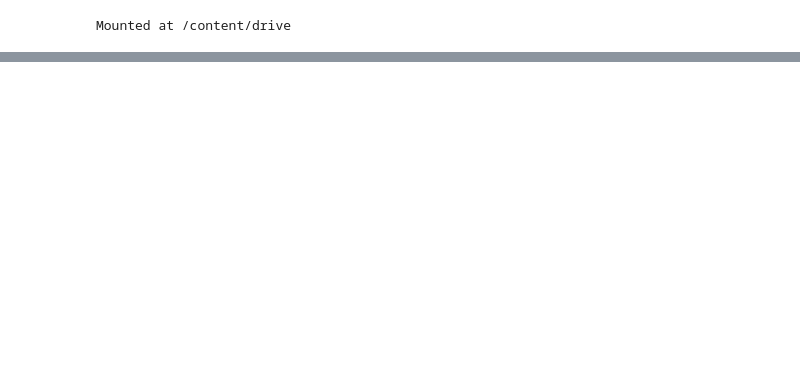
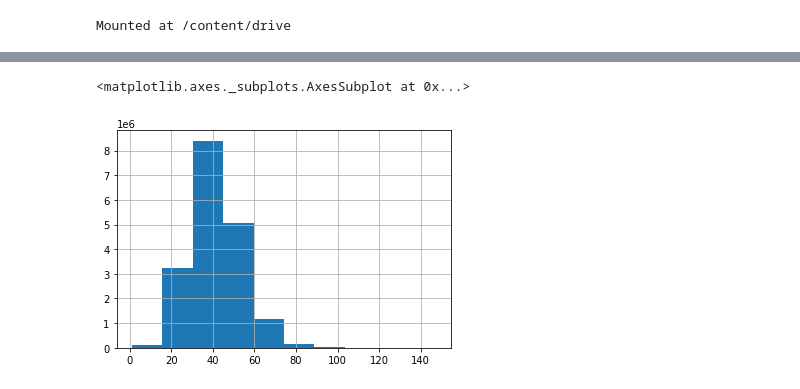
Before and after one commit to cbeckler/eco_cancer_incidence_rates, a Jupyter notebook: Ozone.ipynb, the cells around one changed output, grey strips where cells are left out. Saved outputs shown, nothing was run; the diff lists cells and outputs as text; code cells hidden in the pictures; blank space fills up the shorter version.

```diff
--- a/Ozone.ipynb
+++ b/Ozone.ipynb
@@ -96,0 +202,5 @@ df_cancer.head()
+# %%
+ozone_df.O3_max_pred.hist()
+# %% [output]
+<matplotlib.axes._subplots.AxesSubplot at 0x...>
+[figure, added]
```
Also changed, not shown: parts of 25 cells of this notebook.
